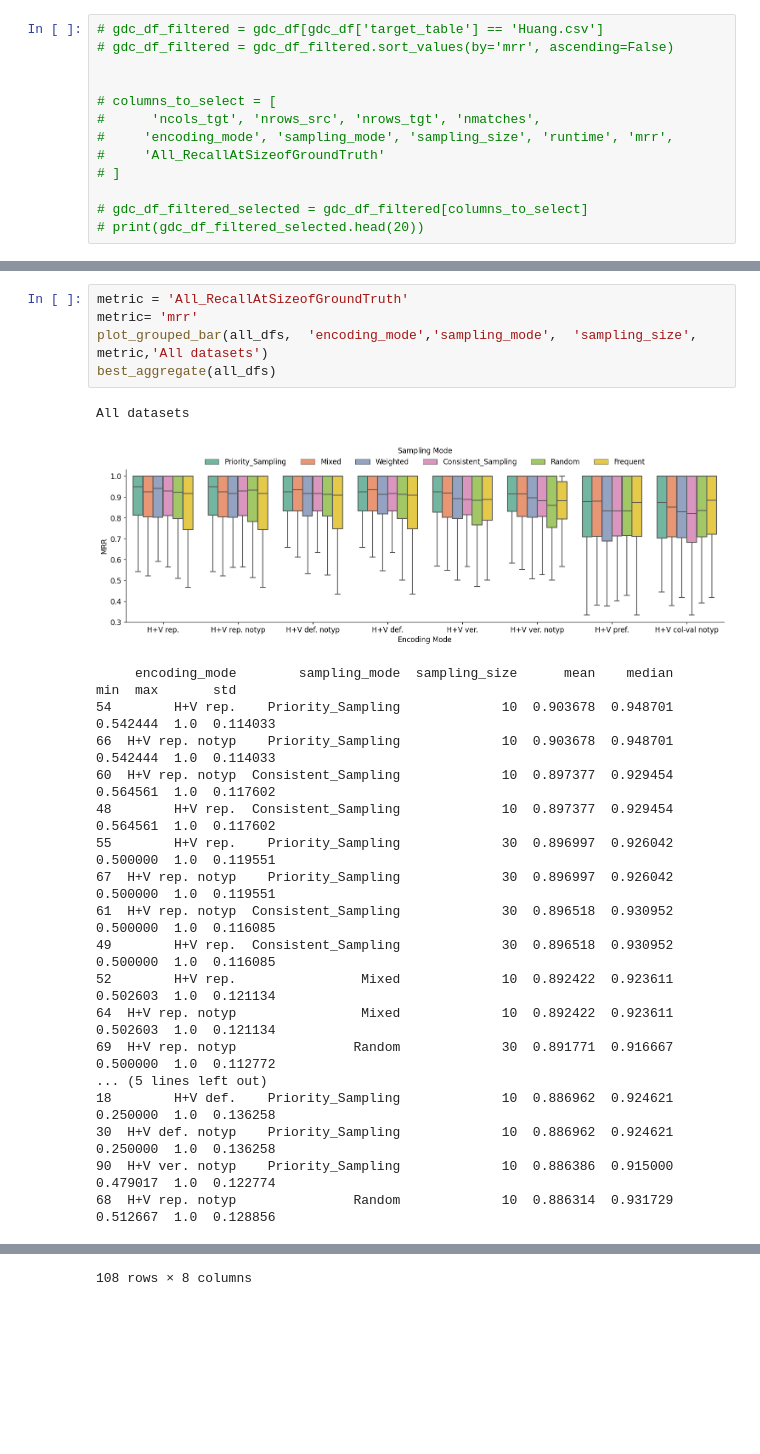
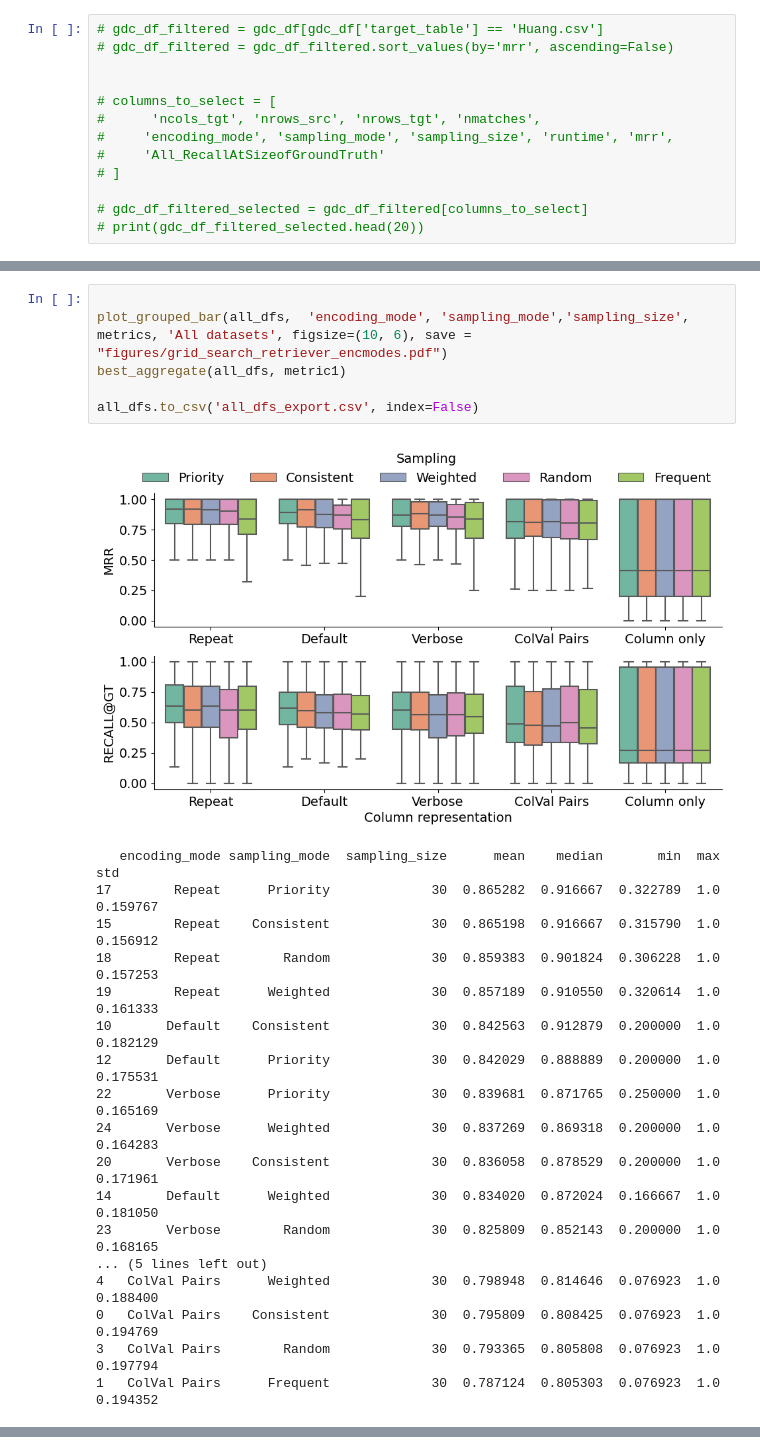
Before and after one commit to kevin-fang-lscm/magneto-matcher, a Jupyter notebook: results_visualization/grid_search_enc_sampmo_sampsize.ipynb, the cells around one changed output, grey strips where cells are left out. Saved outputs shown, nothing was run; the diff lists cells and outputs as text; blank space fills up the shorter version.

```diff
--- a/results_visualization/grid_search_enc_sampmo_sampsize.ipynb
+++ b/results_visualization/grid_search_enc_sampmo_sampsize.ipynb
@@ -298,25 +209,25 @@ Musicians
 # %%
-metric = 'All_RecallAtSizeofGroundTruth'
-metric= 'mrr'
-plot_grouped_bar(all_dfs,  'encoding_mode','sampling_mode',  'sampling_size', metric,'All datasets')
-best_aggregate(all_dfs)
+
+plot_grouped_bar(all_dfs,  'encoding_mode', 'sampling_mode','sampling_size', metrics, 'All datasets', figsize=(10, 6), save = "figures/grid_search_retriever_encmodes.pdf")
+best_aggregate(all_dfs, metric1)
+
+all_dfs.to_csv('all_dfs_export.csv', index=False)
 # %% [output]
+[figure, new version]
-All datasets
+   encoding_mode sampling_mode  sampling_size      mean    median       min  max       std
+17        Repeat      Priority             30  0.865282  0.916667  0.322789  1.0  0.159767
+15        Repeat    Consistent             30  0.865198  0.916667  0.315790  1.0  0.156912
+18        Repeat        Random             30  0.859383  0.901824  0.306228  1.0  0.157253
+19        Repeat      Weighted             30  0.857189  0.910550  0.320614  1.0  0.161333
+10       Default    Consistent             30  0.842563  0.912879  0.200000  1.0  0.182129
+12       Default      Priority             30  0.842029  0.888889  0.200000  1.0  0.175531
+22       Verbose      Priority             30  0.839681  0.871765  0.250000  1.0  0.165169
+24       Verbose      Weighted             30  0.837269  0.869318  0.200000  1.0  0.164283
+20       Verbose    Consistent             30  0.836058  0.878529  0.200000  1.0  0.171961
+14       Default      Weighted             30  0.834020  0.872024  0.166667  1.0  0.181050
+23       Verbose        Random             30  0.825809  0.852143  0.200000  1.0  0.168165
+... (5 lines left out)
+4   ColVal Pairs      Weighted             30  0.798948  0.814646  0.076923  1.0  0.188400
+0   ColVal Pairs    Consistent             30  0.795809  0.808425  0.076923  1.0  0.194769
+3   ColVal Pairs        Random             30  0.793365  0.805808  0.076923  1.0  0.197794
+1   ColVal Pairs      Frequent             30  0.787124  0.805303  0.076923  1.0  0.194352
-[figure, old version]
-     encoding_mode        sampling_mode  sampling_size      mean    median       min  max       std
-54        H+V rep.    Priority_Sampling             10  0.903678  0.948701  0.542444  1.0  0.114033
-66  H+V rep. notyp    Priority_Sampling             10  0.903678  0.948701  0.542444  1.0  0.114033
-60  H+V rep. notyp  Consistent_Sampling             10  0.897377  0.929454  0.564561  1.0  0.117602
-48        H+V rep.  Consistent_Sampling             10  0.897377  0.929454  0.564561  1.0  0.117602
-55        H+V rep.    Priority_Sampling             30  0.896997  0.926042  0.500000  1.0  0.119551
-67  H+V rep. notyp    Priority_Sampling             30  0.896997  0.926042  0.500000  1.0  0.119551
-61  H+V rep. notyp  Consistent_Sampling             30  0.896518  0.930952  0.500000  1.0  0.116085
-49        H+V rep.  Consistent_Sampling             30  0.896518  0.930952  0.500000  1.0  0.116085
-52        H+V rep.                Mixed             10  0.892422  0.923611  0.502603  1.0  0.121134
-64  H+V rep. notyp                Mixed             10  0.892422  0.923611  0.502603  1.0  0.121134
-69  H+V rep. notyp               Random             30  0.891771  0.916667  0.500000  1.0  0.112772
-... (5 lines left out)
-18        H+V def.    Priority_Sampling             10  0.886962  0.924621  0.250000  1.0  0.136258
-30  H+V def. notyp    Priority_Sampling             10  0.886962  0.924621  0.250000  1.0  0.136258
-90  H+V ver. notyp    Priority_Sampling             10  0.886386  0.915000  0.479017  1.0  0.122774
-68  H+V rep. notyp               Random             10  0.886314  0.931729  0.512667  1.0  0.128856
@@ -335 +233,0 @@ All datasets
-108 rows × 8 columns
```
Also changed, not shown: parts of 8 cells of this notebook, 6 other files.
